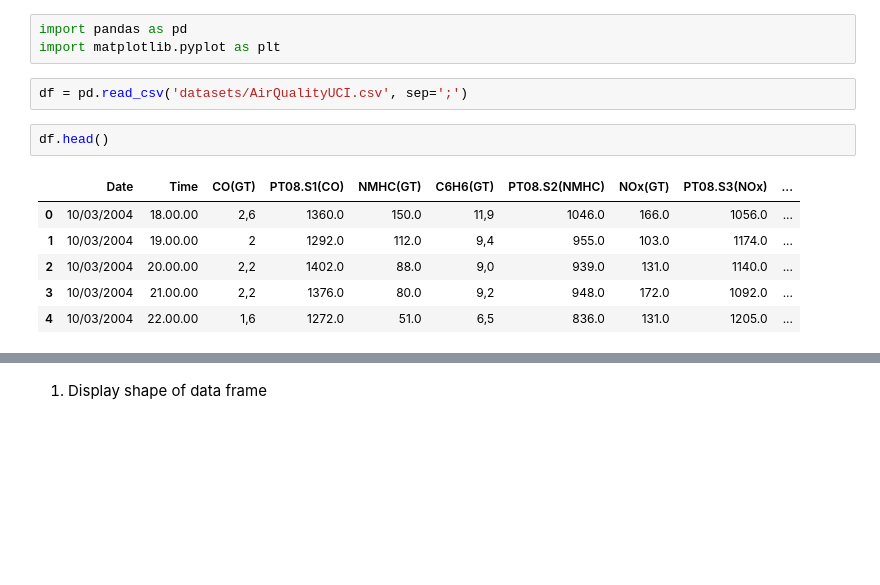
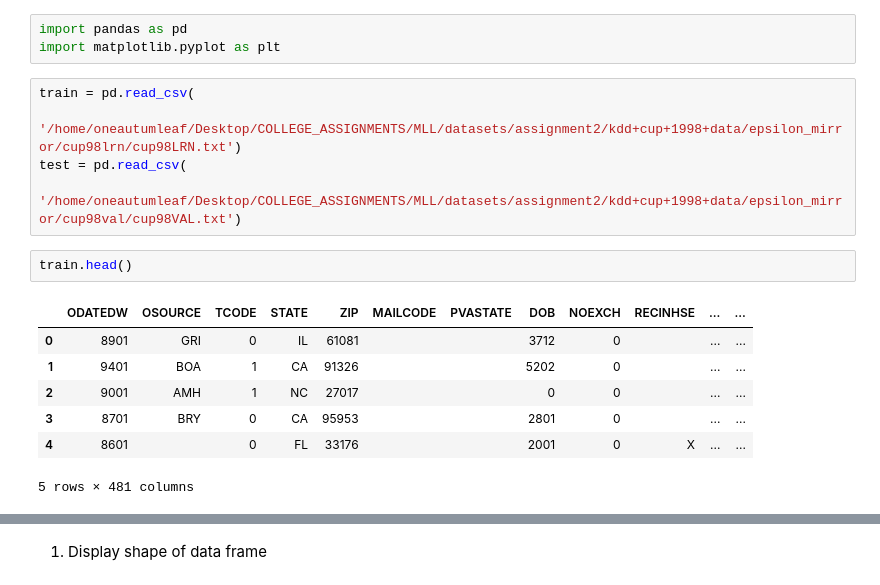
Before and after one commit to Jay7221/college-assignments, a Jupyter notebook: MLL/assignment2.ipynb, the cells around one changed output, grey strips where cells are left out. Cells and saved outputs as stored; diff of their text form; blank space fills up the shorter version.

```diff
--- a/MLL/assignment2.ipynb
+++ b/MLL/assignment2.ipynb
@@ -9,14 +9,18 @@ Batch - T7
 # %%
 import pandas as pd
 import matplotlib.pyplot as plt
-# %%
-df = pd.read_csv('datasets/AirQualityUCI.csv', sep=';')
+# %%
+train = pd.read_csv(
+    '/home/oneautumleaf/Desktop/COLLEGE_ASSIGNMENTS/MLL/datasets/assignment2/kdd+cup+1998+data/epsilon_mirror/cup98lrn/cup98LRN.txt')
+test = pd.read_csv(
+    '/home/oneautumleaf/Desktop/COLLEGE_ASSIGNMENTS/MLL/datasets/assignment2/kdd+cup+1998+data/epsilon_mirror/cup98val/cup98VAL.txt')
 # %%
-df.head()
+train.head()
 # %% [output]
-|  | Date | Time | CO(GT) | PT08.S1(CO) | NMHC(GT) | C6H6(GT) | PT08.S2(NMHC) | NOx(GT) | PT08.S3(NOx) | ... |
-| 0 | 10/03/2004 | 18.00.00 | 2,6 | 1360.0 | 150.0 | 11,9 | 1046.0 | 166.0 | 1056.0 | ... |
-| 1 | 10/03/2004 | 19.00.00 | 2 | 1292.0 | 112.0 | 9,4 | 955.0 | 103.0 | 1174.0 | ... |
-| 2 | 10/03/2004 | 20.00.00 | 2,2 | 1402.0 | 88.0 | 9,0 | 939.0 | 131.0 | 1140.0 | ... |
-| 3 | 10/03/2004 | 21.00.00 | 2,2 | 1376.0 | 80.0 | 9,2 | 948.0 | 172.0 | 1092.0 | ... |
-| 4 | 10/03/2004 | 22.00.00 | 1,6 | 1272.0 | 51.0 | 6,5 | 836.0 | 131.0 | 1205.0 | ... |
+|  | ODATEDW | OSOURCE | TCODE | STATE | ZIP | MAILCODE | PVASTATE | DOB | NOEXCH | RECINHSE | ... | ... |
+| 0 | 8901 | GRI | 0 | IL | 61081 |  |  | 3712 | 0 |  | ... | ... |
+| 1 | 9401 | BOA | 1 | CA | 91326 |  |  | 5202 | 0 |  | ... | ... |
+| 2 | 9001 | AMH | 1 | NC | 27017 |  |  | 0 | 0 |  | ... | ... |
+| 3 | 8701 | BRY | 0 | CA | 95953 |  |  | 2801 | 0 |  | ... | ... |
+| 4 | 8601 |  | 0 | FL | 33176 |  |  | 2001 | 0 | X | ... | ... |
+5 rows × 481 columns
```
Also changed, not shown: parts of 78 cells of this notebook, 17 other files.
